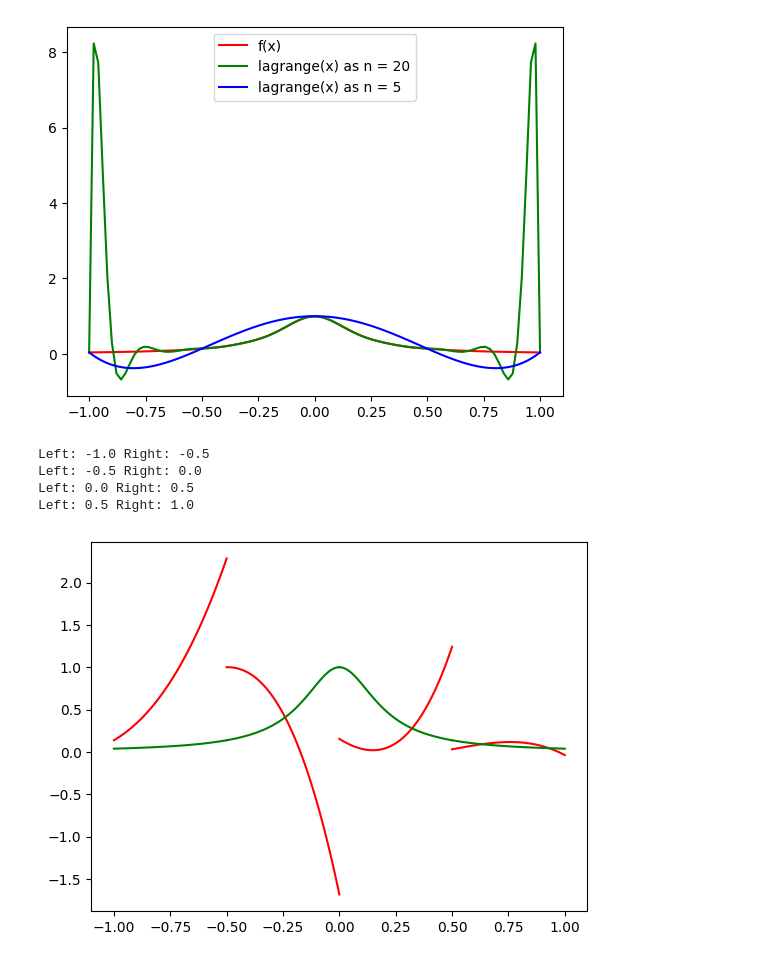
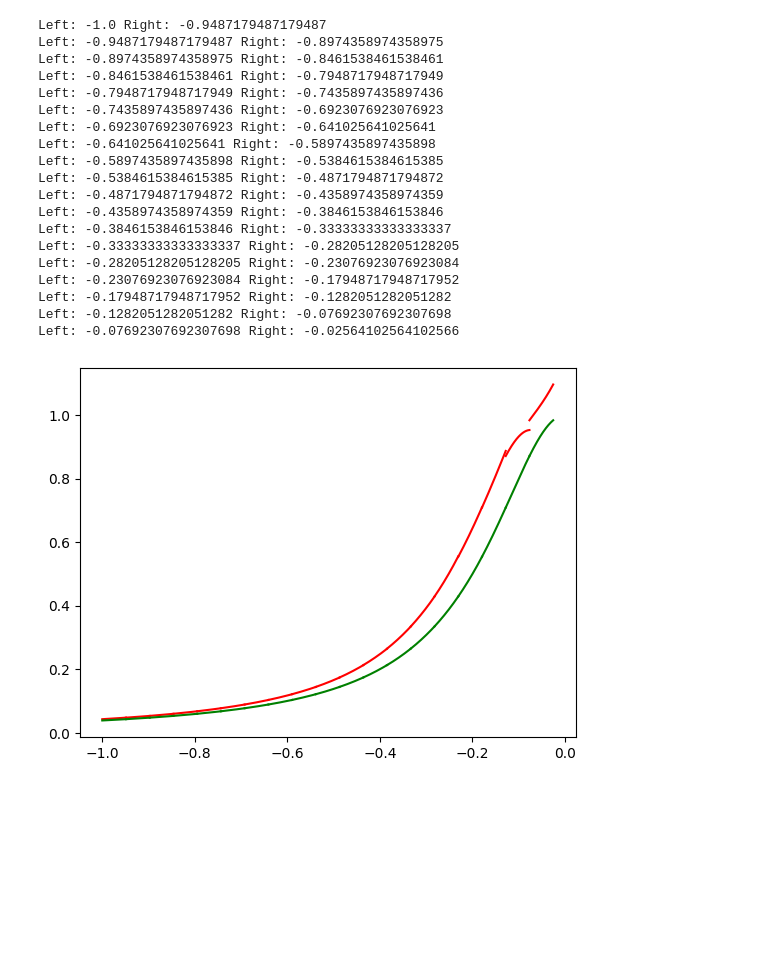
Before and after one commit to confect1on/IterationMethods, a Jupyter notebook: interpolation.ipynb, the cells around one changed output. Cells and saved outputs as stored; diff of their text form; code cells hidden in the pictures; blank space fills up the shorter version.

```diff
--- a/interpolation.ipynb
+++ b/interpolation.ipynb
@@ -22,24 +21,6 @@ def lagrange_polynomial(x, n):
 # %%
 def f(x):
     return 1 / (1 + 25 * x ** 2)
-# %%
-left = -1
-right = 1
-x = np.linspace(left, right, 100)
-y = f(x)
-lagrange_y_20 = lagrange_polynomial(x, 20)
-lagrange_y_5 = lagrange_polynomial(x, 5)
-plt.plot(x, y, color='r', label="f(x)")
-plt.plot(x, lagrange_y_20, color='g', label="lagrange(x) as n = 20")
-plt.plot(x, lagrange_y_5, color='b', label="lagrange(x) as n = 5")
-plt.legend()
-plt.show()
-
-# print(f(-1))
-# print(lagrange_polynomial(-1, 5))
-# print(lagrange_polynomial(-1, 20))
-# %% [output]
-[figure, removed]
 # %%
 def spline(x, y):
     a = [0.0 for _ in range(0, n)]
@@ -78,27 +59,44 @@ def spline(x, y):
 
     return (a, b, c, d)
 # %%
-def inter_func(x):
-     dx = x - x[i-1]
+def inter_func(x, left):
+     dx = x - left
      return a[i] + b[i] * dx + (c[i] / 2.0) * dx ** 2 + (d[i]/6) * dx ** 3
 # incorrect work during small n
-n = 5
-x = np.linspace(-1, 1, n)
+n = 20
+left = -1
+right = 1
+x = np.linspace(left, right, 40)
 y = f(x)
 a,b,c,d = spline(x, y)
 for i in range(1, n):
     left = x[i-1]
     right = x[i]
     print(f"Left: {left} Right: {right}")
-    inner_segment = np.linspace(left, right, 100)
-    plt.plot(inner_segment, inter_func(inner_segment), color='r', label="interpolated f(x)")
+    inner_segment = np.linspace(left, right, 200)
+    plt.plot(inner_segment, inter_func(inner_segment, left), color='r', label="interpolated f(x)")
     plt.plot(inner_segment, f(inner_segment), color='g', label="f(x)")
 # plt.legend()
 plt.show()
 # %% [output]
-Left: -1.0 Right: -0.5
-Left: -0.5 Right: 0.0
-Left: 0.0 Right: 0.5
-Left: 0.5 Right: 1.0
+Left: -1.0 Right: -0.9487179487179487
+Left: -0.9487179487179487 Right: -0.8974358974358975
+Left: -0.8974358974358975 Right: -0.8461538461538461
+Left: -0.8461538461538461 Right: -0.7948717948717949
+Left: -0.7948717948717949 Right: -0.7435897435897436
+Left: -0.7435897435897436 Right: -0.6923076923076923
+Left: -0.6923076923076923 Right: -0.641025641025641
+Left: -0.641025641025641 Right: -0.5897435897435898
+Left: -0.5897435897435898 Right: -0.5384615384615385
+Left: -0.5384615384615385 Right: -0.4871794871794872
+Left: -0.4871794871794872 Right: -0.4358974358974359
+Left: -0.4358974358974359 Right: -0.3846153846153846
+Left: -0.3846153846153846 Right: -0.33333333333333337
+Left: -0.33333333333333337 Right: -0.28205128205128205
+Left: -0.28205128205128205 Right: -0.23076923076923084
+Left: -0.23076923076923084 Right: -0.17948717948717952
+Left: -0.17948717948717952 Right: -0.1282051282051282
+Left: -0.1282051282051282 Right: -0.07692307692307698
+Left: -0.07692307692307698 Right: -0.02564102564102566
-[figure, old version]
+[figure, new version]
 # %%
```
Also changed, not shown: parts of 5 cells of this notebook.
